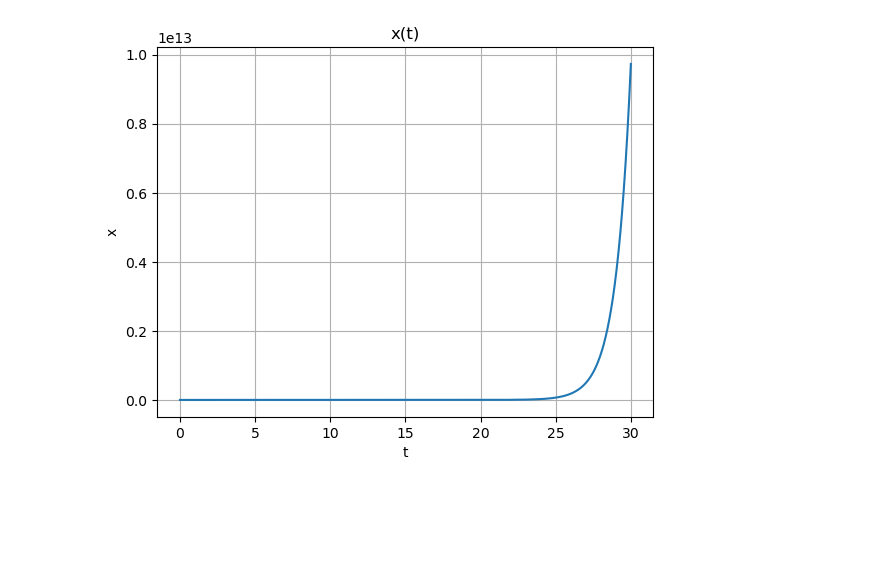
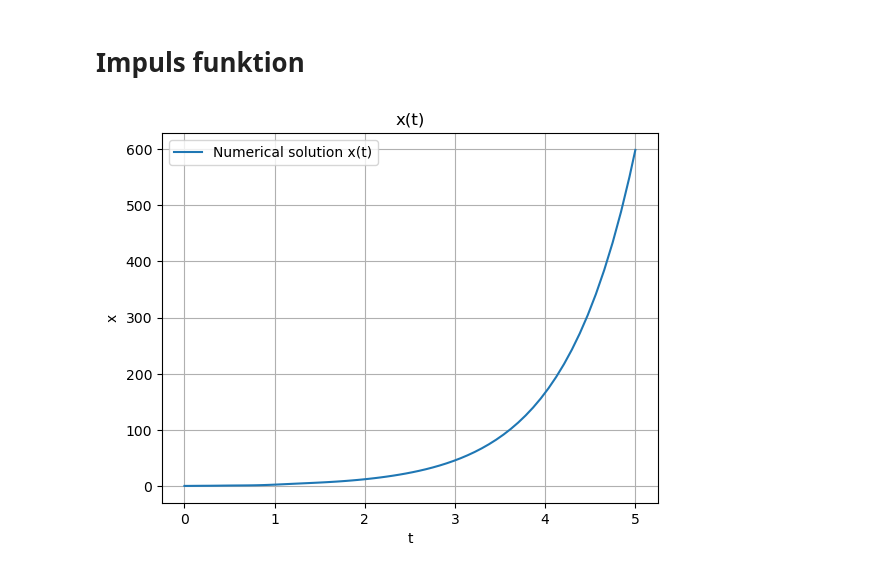
Before and after one commit to andreasaqp/DDDEs, a Jupyter notebook: simulationLaguerre.ipynb, the cells around one changed output. Drawn from its saved outputs; the diff is of its cells as text; code cells hidden in the pictures; blank space fills up the shorter version.

Commit message:
new plots and code of general case before removing weighted convolution and generalizing further to 2a+b=c

```diff
--- a/simulationLaguerre.ipynb
+++ b/simulationLaguerre.ipynb
@@ -74,25 +0,0 @@ def get_A(m,a):
-# %%
-y0 = np.ones(M+3) # Initial conditions
-t_span = (0.0, 30.0) # Simulation window
-
-# Solve
-solution = solve_ivp(
-    fun=lambda t, y: ODE(t, y),
-    t_span=t_span,
-    y0=y0,
-    method="RK45",   # ode45 equivalent
-    rtol=1e-6,
-    atol=1e-6
-)
-
-T = solution.t
-Y = solution.y.T
-
-# Plot
-plt.plot(T,Y[:,0]) # Change the 0 to 1 to plot x2 instead.
-plt.xlabel("t")
-plt.ylabel("x")
-plt.title("x(t)")
-plt.grid(True)
-# %% [output]
-[figure, removed]
@@ -98,0 +4,33 @@ plt.grid(True)
+# %% [markdown]
+# Impuls funktion
+# %%
+a = 1/2
+M = 100
+beta = 10
+tau = 1
+integral_end = 2
+
+t_span = (0.0, 5.0) # Simulation window
+y0 = np.ones(M+3) # Initial conditions
+
+
+alpha = lambda t: np.piecewise(
+    t,
+    [
+        t <= tau - 1/beta,
+        (t > tau - 1/beta) & (t <= tau),
+        (t > tau) & (t <= tau + 1/beta),
+        t > tau + 1/beta,
+    ],
+    [
+        0,
+        lambda t: beta**2 * t + beta - tau * beta**2,
+        lambda t: -beta**2 * t + beta + tau * beta**2,
+        0,
+    ]
+)
+f = lambda x,z,t : x+z
+# %%
+simulate(a,M,t_span,y0,alpha,f,integral_end)
+# %% [output]
+[figure, added]
```
Also changed, not shown: parts of 49 cells of this notebook, 1 other file.
